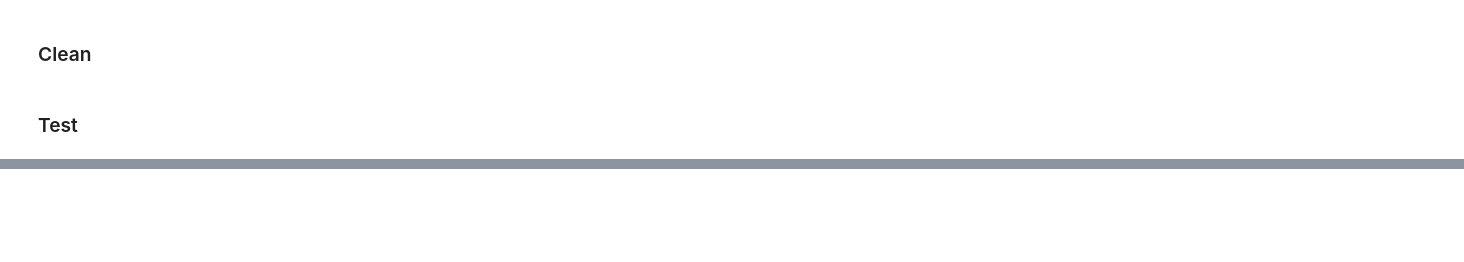
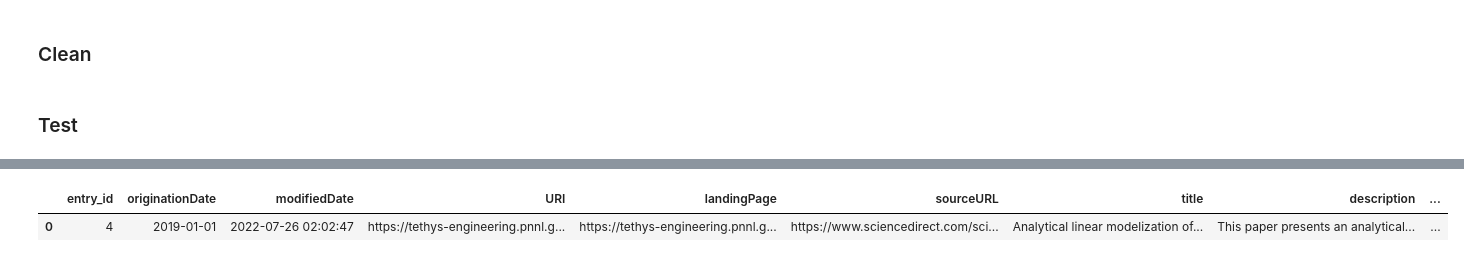
Before and after one commit to domdecanio/primrea, a Jupyter notebook: notebooks/features/core_tables.ipynb, the cells around one changed output, grey strips where cells are left out. Drawn from its saved outputs; the diff is of its cells as text; code cells hidden in the pictures; blank space fills up the shorter version.

Commit message:
Finalized core_tables, updated to include error handling for incorrectly inputted originationDate values, propagated changes and tested in main class.

```diff
--- a/notebooks/features/core_tables.ipynb
+++ b/notebooks/features/core_tables.ipynb
@@ -123,7 +123,7 @@ def construct_core_table(tethyss_df):
     tethyss_df['entry_id'] = entry_ids
 
     # Correct datatype of the datetime columns
-    tethyss_df['originationDate2'] = pd.to_datetime(tethyss_df['originationDate'])
+    tethyss_df['originationDate2'] = pd.to_datetime(tethyss_df['originationDate'], errors='coerce')
     tethyss_df['modifiedDate2'] = pd.to_datetime(tethyss_df['modifiedDate'])
 
     # Slice working df to final col list
@@ -145,3 +145,6 @@ tethys_core.head(1)
 # %% [output]
 |  | entry_id | originationDate | modifiedDate | URI | landingPage | sourceURL | title | description | ... |
 | 0 | 499 | 2017-09-29 | 2024-01-22 09:24:45 | https://tethys.pnnl.gov/node/499 | https://tethys.pnnl.gov/publicati... | https://www.mdpi.com/1996-1073/10... | Marine Renewable Energy in the Me... | In this work, an extended overvie... | ... |
+# %%
+tethys_e_df = primre_data.tethys_e_dataframe
+tethys_e_df.head(1)
@@ -147,0 +154,6 @@ tethys_core.head(1)
+# %%
+tethys_e_core = construct_core_table(tethys_e_df)
+tethys_e_core.head(1)
+# %% [output]
+|  | entry_id | originationDate | modifiedDate | URI | landingPage | sourceURL | title | description | ... |
+| 0 | 4 | 2019-01-01 | 2022-07-26 02:02:47 | https://tethys-engineering.pnnl.g... | https://tethys-engineering.pnnl.g... | https://www.sciencedirect.com/sci... | Analytical linear modelization of... | This paper presents an analytical... | ... |
```
Also changed, not shown: parts of 3 cells of this notebook, 2 other files.
